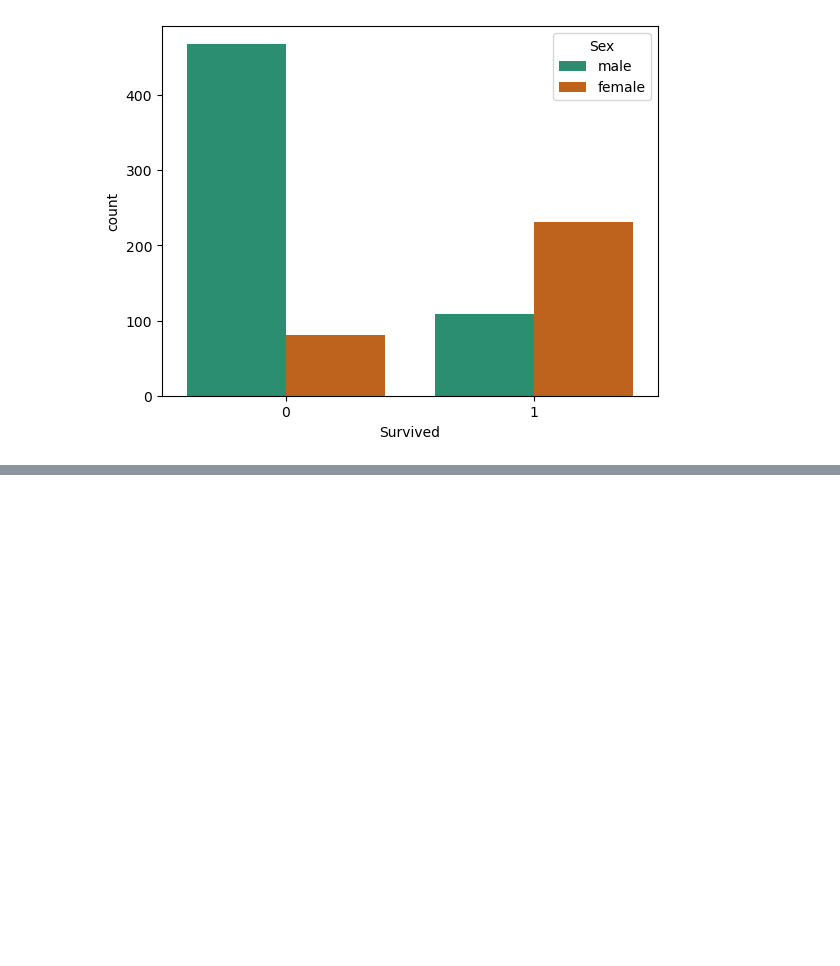
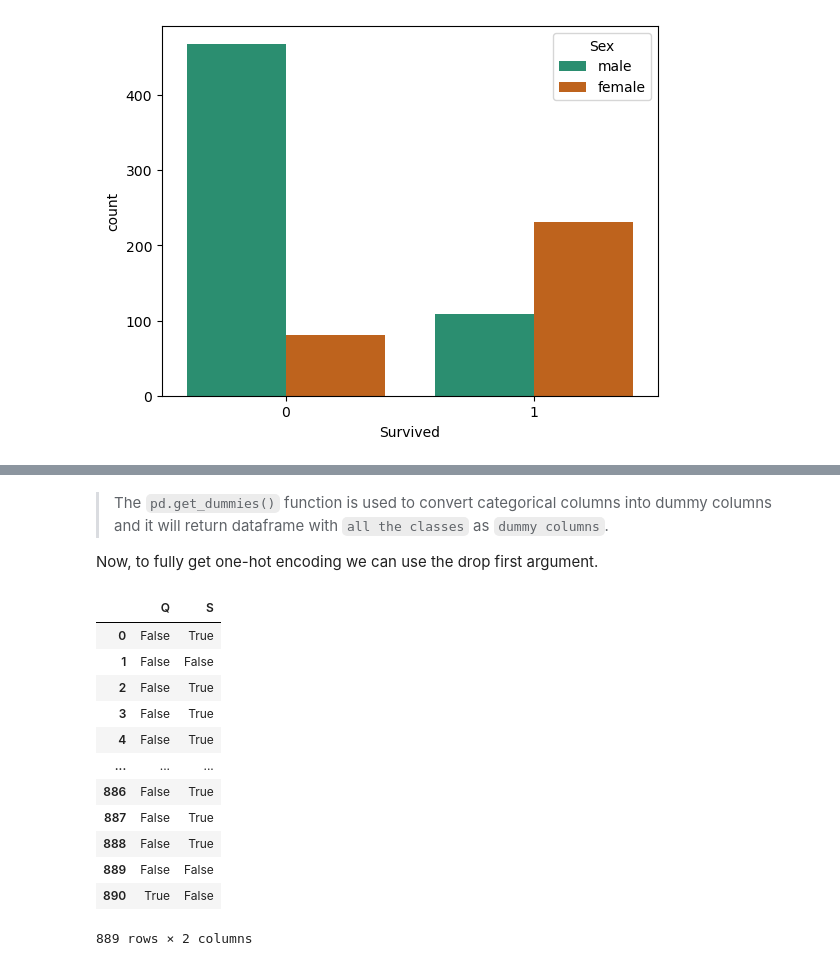
Before and after one commit to RishatTalukder/Machine-Learning-Zero-to-Hero, a Jupyter notebook: 9_Logistic_Regression/19_Logistic_Regression.ipynb, the cells around one changed output, grey strips where cells are left out. Drawn from its saved outputs; the diff is of its cells as text; code cells hidden in the pictures; blank space fills up the shorter version.

```diff
--- a/9_Logistic_Regression/19_Logistic_Regression.ipynb
+++ b/9_Logistic_Regression/19_Logistic_Regression.ipynb
@@ -458,0 +610,20 @@ No time to mourne, have to do some machine learnign so that one that it can take
+# %% [markdown]
+> The `pd.get_dummies()` function is used to convert categorical columns into dummy columns and it will return dataframe with `all the classes` as `dummy columns`.
+
+Now, to fully get one-hot encoding we can use the drop first argument.
+# %%
+pd.get_dummies(data=data['Embarked'], drop_first=True)
+# %% [output]
+|  | Q | S |
+| 0 | False | True |
+| 1 | False | False |
+| 2 | False | True |
+| 3 | False | True |
+| 4 | False | True |
+| ... | ... | ... |
+| 886 | False | True |
+| 887 | False | True |
+| 888 | False | True |
+| 889 | False | False |
+| 890 | True | False |
+889 rows × 2 columns
```
Also changed, not shown: parts of 12 cells of this notebook.
